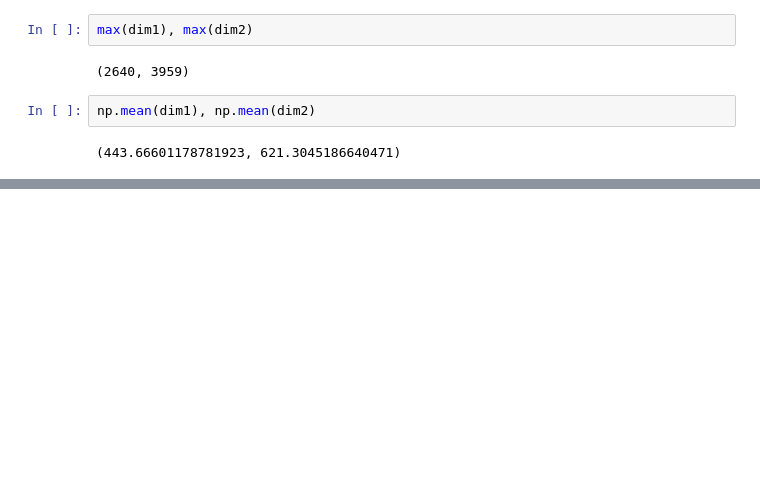
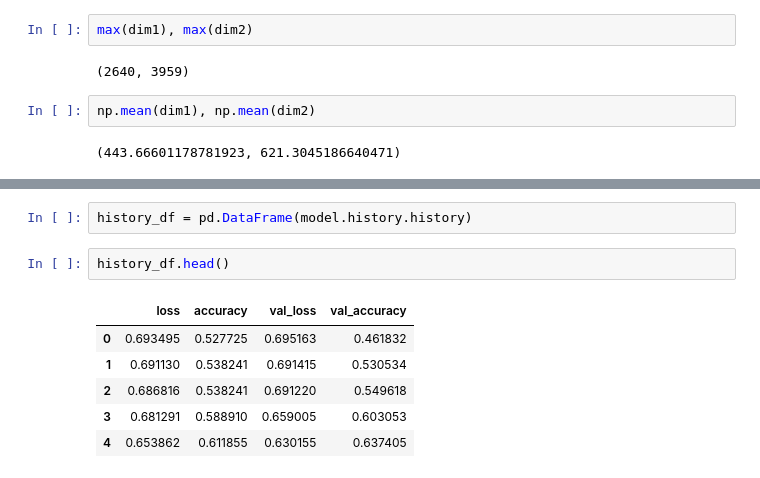
Before and after one commit to krissmaina/Spot_The_Mask, a Jupyter notebook: spot_the_mask.ipynb, the cells around one changed output, grey strips where cells are left out. Saved outputs shown, nothing was run; the diff lists cells and outputs as text; blank space fills up the shorter version.

```diff
--- a/spot_the_mask.ipynb
+++ b/spot_the_mask.ipynb
@@ -70,0 +239,11 @@ image_shape = (444, 621, 3)
+# %%
+history_df = pd.DataFrame(model.history.history)
+# %%
+history_df.head()
+# %% [output]
+|  | loss | accuracy | val_loss | val_accuracy |
+| 0 | 0.693495 | 0.527725 | 0.695163 | 0.461832 |
+| 1 | 0.691130 | 0.538241 | 0.691415 | 0.530534 |
+| 2 | 0.686816 | 0.538241 | 0.691220 | 0.549618 |
+| 3 | 0.681291 | 0.588910 | 0.659005 | 0.603053 |
+| 4 | 0.653862 | 0.611855 | 0.630155 | 0.637405 |
```
Also changed, not shown: parts of 36 cells of this notebook, 5 other files.
